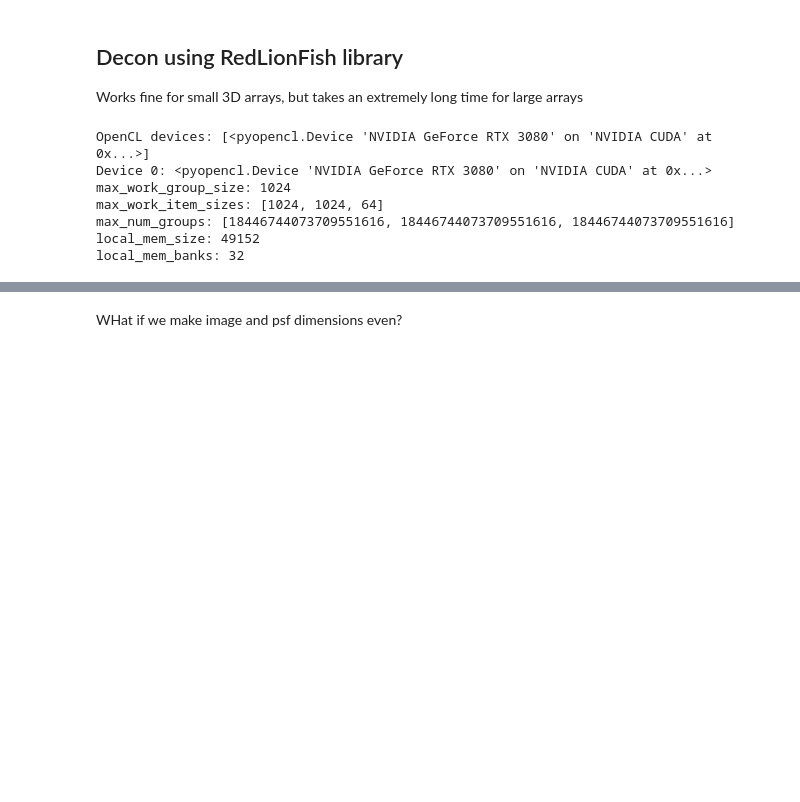
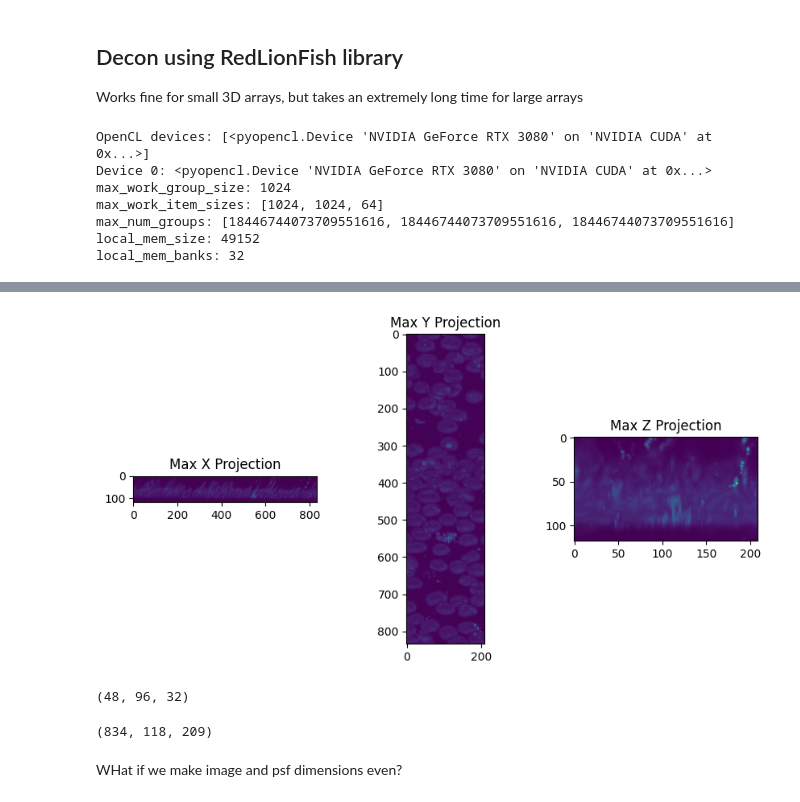
Before and after one commit to BioimageAnalysisCoreWEHI/napari_lattice, a Jupyter notebook: notebooks/deconvolution_RedLionFish.ipynb, the cells around one changed output, grey strips where cells are left out. Drawn from its saved outputs; the diff is of its cells as text; code cells hidden in the pictures; blank space fills up the shorter version.

```diff
--- a/notebooks/deconvolution_RedLionFish.ipynb
+++ b/notebooks/deconvolution_RedLionFish.ipynb
@@ -24,6 +24,21 @@ max_work_item_sizes: [1024, 1024, 64]
 max_num_groups: [18446744073709551616, 18446744073709551616, 18446744073709551616]
 local_mem_size: 49152
 local_mem_banks: 32
+# %%
+import pyclesperanto_prototype as cle
+#Define a function for generating montages of the projection in different axes
+def plot_montage_projections(img):
+
+    import matplotlib.pyplot as plt
+    fig, ax = plt.subplots(1,3, figsize=(10,5))
+
+    ax[0].imshow(cle.maximum_x_projection(img))
+    ax[0].set_title("Max X Projection")
+    ax[1].imshow(cle.maximum_y_projection(img))
+    ax[1].set_title("Max Y Projection")
+    ax[2].imshow(cle.maximum_z_projection(img))
+    ax[2].set_title("Max Z Projection")
+    return
 # %%
 import RedLionfishDeconv as rl
 from aicsimageio import AICSImage
@@ -32,14 +47,18 @@ import numpy as np
 import logging
 logging.basicConfig(level=logging.INFO)
 
-psf_1 = imread("../sample_data/psfs/zeiss_simulated/488.tif")
+psf_img = imread("../sample_data/psfs/zeiss_simulated/488.tif")
+
+from napari_lattice.utils import crop_psf
+psf_1 = crop_psf(psf_img,3e-3)
+
 img = AICSImage("../sample_data/RBC_tiny.czi")
 img.shape
 
 img_data = np.squeeze(img.data)
 print(f"Image shape is {img_data.shape}")
 
-
+print(f"Orig PSF shape is {psf_img.shape}")
 print(f"PSF shape is {psf_1.shape}")
 # %% [output]
 Image shape is (834, 118, 209)
@@ -55,6 +75,6 @@ img_norm = rl.doRLDeconvolutionFromNpArrays(data_np = img_data,
 # %%
-#Get the data as timeit doesn't return data for some reason
-img_norm = rl.doRLDeconvolutionFromNpArrays(data_np = np.squeeze(img.data),
+#Get the data as timeit doesn't return data
+img_norm_crop = rl.doRLDeconvolutionFromNpArrays(data_np = img_data,
                                  psf_np = psf_1,
                                  niter= 10,
                                  method = "gpu")
@@ -60,0 +89,13 @@ img_norm = rl.doRLDeconvolutionFromNpArrays(data_np = np.squeeze(img.data),
+# %%
+plot_montage_projections(img_norm)
+# %% [output]
+[figure, added]
+# %%
+from napari_lattice.utils import pad_image_nearest_multiple
+
+img_data_pad = pad_image_nearest_multiple(img_data, 16)
+img_data_pad.shape
+psf_pad = pad_image_nearest_multiple(psf_1, 16)
+psf_pad.shape
+# %% [output]
+(48, 96, 32)
@@ -61,3 +112,7 @@ img_norm = rl.doRLDeconvolutionFromNpArrays(data_np = np.squeeze(img.data),
+# %%
+img_data.shape
+# %% [output]
+(834, 118, 209)
 # %% [markdown]
 WHat if we make image and psf dimensions even?
 # %%
```
Also changed, not shown: parts of 15 cells of this notebook, 2 other files.
